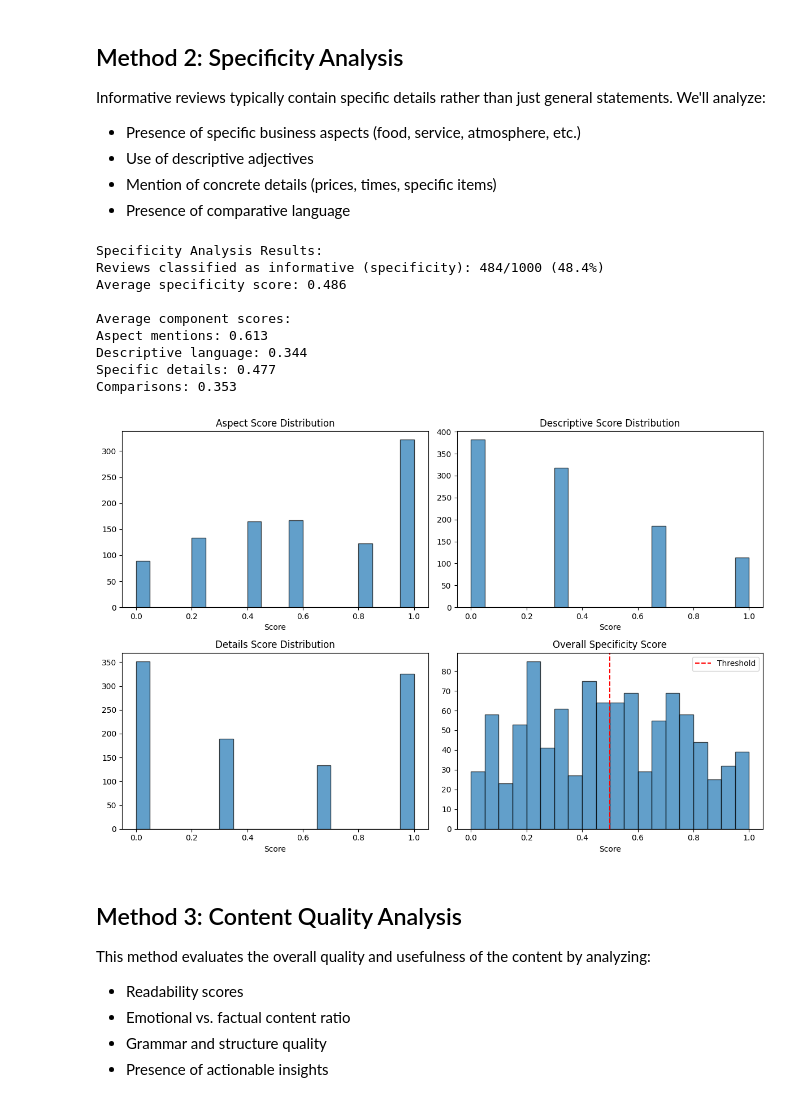
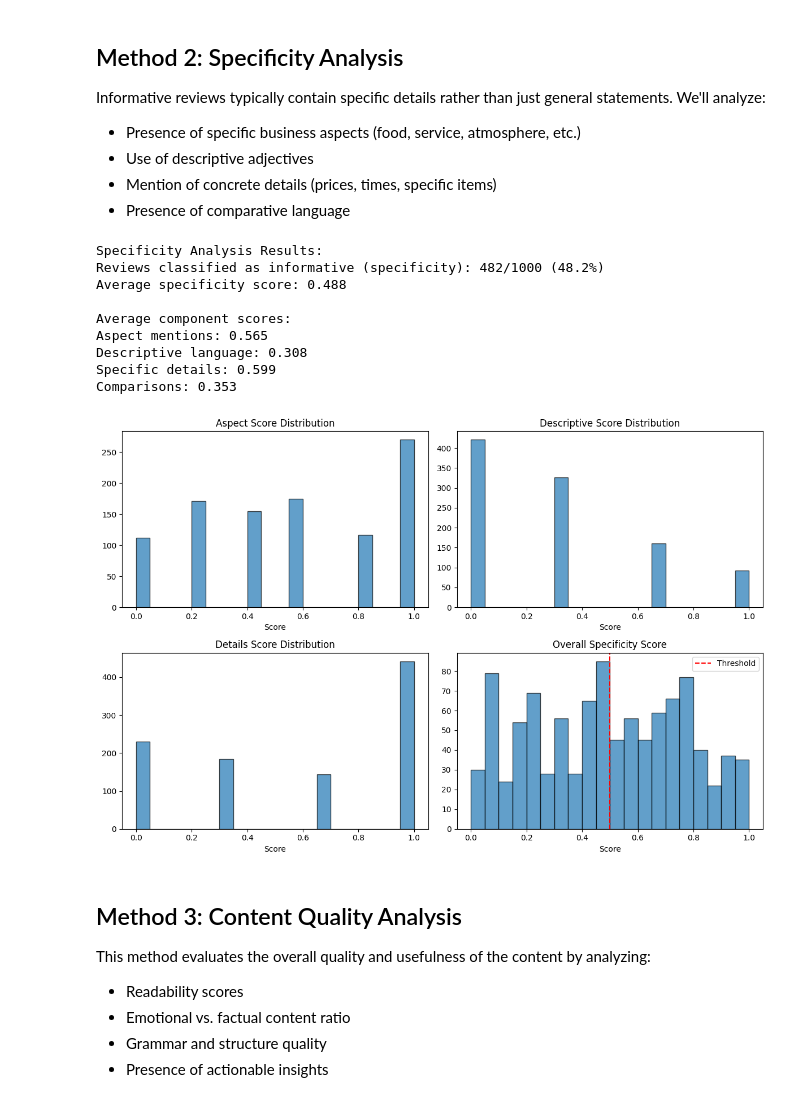
Before and after one commit to lPen88/webProject, a Jupyter notebook: test.ipynb, the cells around one changed output. Cells and saved outputs as stored; diff of their text form; code cells hidden in the pictures.

```diff
--- a/test.ipynb
+++ b/test.ipynb
@@ -64,7 +61,7 @@ Libraries imported successfully!
 print("Loading Yelp review data...")
 
 # Load test data (smaller file for demonstration)
-test_df = pd.read_csv('yelp_review_sa_binary_csv/test.csv')
+test_df = pd.read_csv('dataset/test.csv')
 
 # Sample a subset for demonstration (first 1000 reviews)
 df = test_df.head(1000).copy()
@@ -255,31 +252,53 @@ def calculate_specificity_score(text):
     text_lower = text.lower()
 
     # Business aspects keywords
-    service_words = ['service', 'staff', 'server', 'waiter', 'waitress', 'employee', 'manager', 'customer service']
-    food_words = ['food', 'meal', 'dish', 'taste', 'flavor', 'fresh', 'delicious', 'menu', 'order', 'drink']
-    atmosphere_words = ['atmosphere', 'ambiance', 'decor', 'music', 'lighting', 'noise', 'crowded', 'clean']
-    price_words = ['price', 'cost', 'expensive', 'cheap', 'value', 'money', 'dollar', '$', 'budget']
-    time_words = ['wait', 'time', 'quick', 'slow', 'minutes', 'hours', 'fast', 'prompt']
+    # Generalized aspect keywords for various business types
+    service_words = [
+        'service', 'staff', 'employee', 'manager', 'customer service', 'support', 'representative', 'clerk', 'cashier'
+    ]
+    product_words = [
+        'product', 'item', 'selection', 'quality', 'variety', 'availability', 'stock', 'goods', 'merchandise'
+    ]
+    experience_words = [
+        'experience', 'visit', 'appointment', 'session', 'event', 'activity', 'class', 'tour', 'trip'
+    ]
+    environment_words = [
+        'environment', 'atmosphere', 'ambiance', 'clean', 'comfortable', 'space', 'location', 'facility', 'store', 'office', 'building'
+    ]
+    price_words = [
+        'price', 'cost', 'expensive', 'cheap', 'value', 'money', 'dollar', '$', 'budget', 'fee', 'rate', 'charge'
+    ]
+    time_words = [
+        'wait', 'time', 'quick', 'slow', 'minutes', 'hours', 'fast', 'prompt', 'delay', 'schedule', 'appointment'
+    ]
 
-    all_aspect_words = service_words + food_words + atmosphere_words + price_words + time_words
+    all_aspect_words = (
+        service_words + product_words + experience_words +
+        environment_words + price_words + time_words
+    )
 
     # Count aspect mentions
     aspect_mentions = sum(1 for word in all_aspect_words if word in text_lower)
     aspect_score = min(aspect_mentions / 5, 1.0)  # Normalize to max 1.0
 
     # Descriptive adjectives (more descriptive = more informative)
-    descriptive_words = ['excellent', 'terrible', 'amazing', 'awful', 'outstanding', 'horrible',
-                        'fantastic', 'disappointing', 'perfect', 'worst', 'best', 'incredible',
-                        'delicious', 'disgusting', 'fresh', 'stale', 'hot', 'cold', 'warm',
-                        'friendly', 'rude', 'helpful', 'unprofessional', 'attentive', 'slow']
+    descriptive_words = [
+        'excellent', 'terrible', 'amazing', 'awful', 'outstanding', 'horrible', 'fantastic', 'disappointing',
+        'perfect', 'worst', 'best', 'incredible', 'friendly', 'rude', 'helpful', 'unprofessional', 'attentive',
+        'slow', 'quick', 'clean', 'dirty', 'comfortable', 'uncomfortable', 'professional', 'efficient', 'knowledgeable'
+    ]
 
     descriptive_count = sum(1 for word in descriptive_words if word in text_lower)
     descriptive_score = min(descriptive_count / 3, 1.0)
 
     # Specific details indicators
     numbers = len(re.findall(r'\b\d+\b', text))  # Numbers (prices, times, quantities)
-    specific_places = len(re.findall(r'\b(table|booth|bar|counter|window|parking|bathroom)\b', text_lower))
-    specific_items = len(re.findall(r'\b(burger|pizza|salad|sandwich|coffee|beer|wine|steak)\b', text_lower))
+    specific_places = len(re.findall(
+        r'\b(table|booth|bar|counter|window|parking|bathroom|desk|room|section|area|floor|entrance|exit|checkout|register)\b',
+        text_lower))
+    specific_items = len(re.findall(
+        r'\b(burger|pizza|salad|sandwich|coffee|beer|wine|steak|product|item|service|package|deal|offer|appointment|class|session|ticket|order)\b',
+        text_lower))
 
     details_score = min((numbers + specific_places + specific_items) / 3, 1.0)
 
@@ -322,39 +341,39 @@ print(f"Specific details: {df['details_score'].mean():.3f}")
 print(f"Comparisons: {df['comparison_score'].mean():.3f}")
 
 # Visualize specificity components
 fig, axes = plt.subplots(2, 2, figsize=(12, 8))
 
 axes[0,0].hist(df['aspect_score'], bins=20, alpha=0.7, edgecolor='black')
 axes[0,0].set_title('Aspect Score Distribution')
 axes[0,0].set_xlabel('Score')
 
 axes[0,1].hist(df['descriptive_score'], bins=20, alpha=0.7, edgecolor='black')
 axes[0,1].set_title('Descriptive Score Distribution')
 axes[0,1].set_xlabel('Score')
 
 axes[1,0].hist(df['details_score'], bins=20, alpha=0.7, edgecolor='black')
 axes[1,0].set_title('Details Score Distribution')
 axes[1,0].set_xlabel('Score')
 
 axes[1,1].hist(df['specificity_score'], bins=20, alpha=0.7, edgecolor='black')
 axes[1,1].set_title('Overall Specificity Score')
 axes[1,1].set_xlabel('Score')
 axes[1,1].axvline(x=0.5, color='red', linestyle='--', label='Threshold')
 axes[1,1].legend()
 
 plt.tight_layout()
 plt.show()
 # %% [output]
 Specificity Analysis Results:
-Reviews classified as informative (specificity): 484/1000 (48.4%)
-Average specificity score: 0.486
+Reviews classified as informative (specificity): 482/1000 (48.2%)
+Average specificity score: 0.488
 
 Average component scores:
-Aspect mentions: 0.613
-Descriptive language: 0.344
-Specific details: 0.477
+Aspect mentions: 0.565
+Descriptive language: 0.308
+Specific details: 0.599
 Comparisons: 0.353
-[figure, old version]
+[figure, new version]
 # %% [markdown]
 ## Method 3: Content Quality Analysis
 
```
Also changed, not shown: parts of 8 cells of this notebook, 6 other files.
